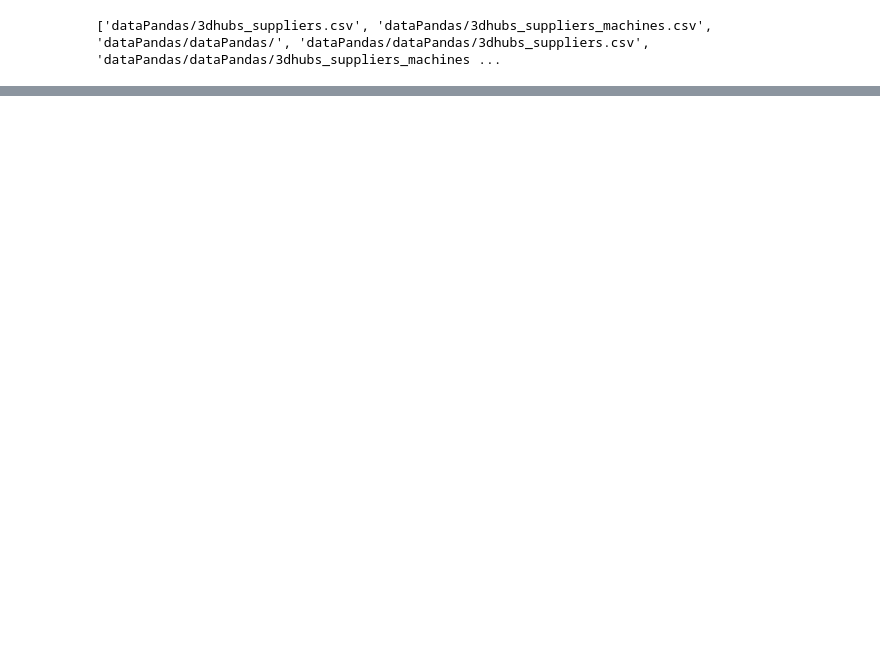
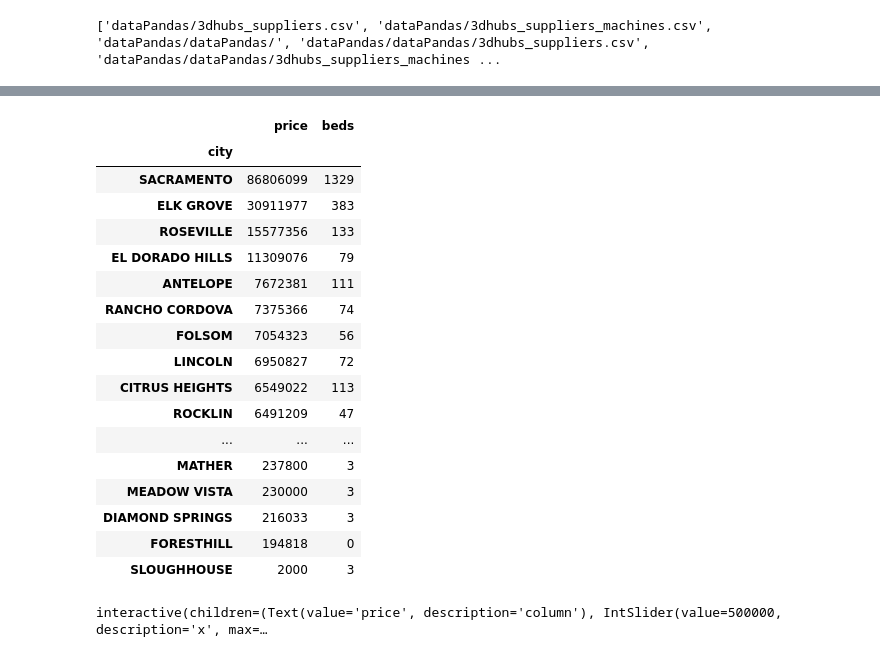
Before and after one commit to 4AM365/MFG598, a Jupyter notebook: Practice/wcraig_mfg598_wk10_practice.ipynb, the cells around one changed output, grey strips where cells are left out. Cells and saved outputs as stored; diff of their text form; code cells hidden in the pictures; blank space fills up the shorter version.

```diff
--- a/Practice/wcraig_mfg598_wk10_practice.ipynb
+++ b/Practice/wcraig_mfg598_wk10_practice.ipynb
@@ -24,0 +173,23 @@ filepath = './DataPandas/DataPandas'
+# %%
+#Let's also target the number of beds.
+
+records[['price', 'beds']].groupby(['city']).sum().sort_values(by='price', ascending=False)
+# %% [output]
+|  | price | beds |
+| city |  |  |
+| SACRAMENTO | 86806099 | 1329 |
+| ELK GROVE | 30911977 | 383 |
+| ROSEVILLE | 15577356 | 133 |
+| EL DORADO HILLS | 11309076 | 79 |
+| ANTELOPE | 7672381 | 111 |
+| RANCHO CORDOVA | 7375366 | 74 |
+| FOLSOM | 7054323 | 56 |
+| LINCOLN | 6950827 | 72 |
+| CITRUS HEIGHTS | 6549022 | 113 |
+| ROCKLIN | 6491209 | 47 |
+| ... | ... | ... |
+| MATHER | 237800 | 3 |
+| MEADOW VISTA | 230000 | 3 |
+| DIAMOND SPRINGS | 216033 | 3 |
+| FORESTHILL | 194818 | 0 |
+| SLOUGHHOUSE | 2000 | 3 |
@@ -24,0 +201,8 @@ filepath = './DataPandas/DataPandas'
+# %%
+#Let's make a slider work on the column 'price'
+#Remember to use a decorator here!
+@interact
+def showSlider(column = 'price', x=  (0, 1000000)):
+    return records.loc[records[column]>x]
+# %% [output]
+interactive(children=(Text(value='price', description='column'), IntSlider(value=500000, description='x', max=…
```
Also changed, not shown: parts of 16 cells of this notebook.
